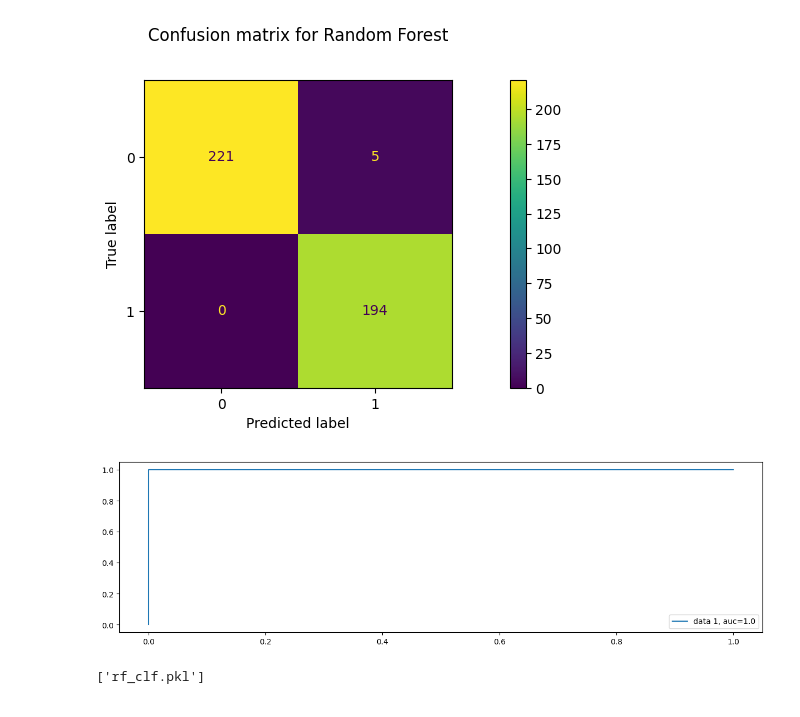
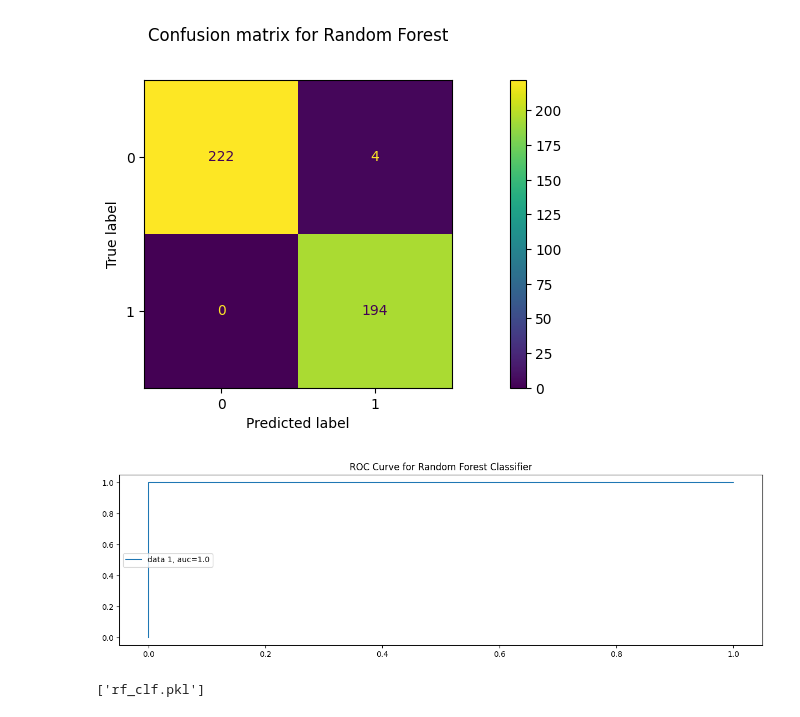
Before and after one commit to Bishwaprotapi/Parkinson-s-DiseaseML, a Jupyter notebook: parkinson disease.ipynb, the cells around one changed output. Saved outputs shown, nothing was run; the diff lists cells and outputs as text; code cells hidden in the pictures.

```diff
--- a/parkinson disease.ipynb
+++ b/parkinson disease.ipynb
@@ -510,5 +523,5 @@ param_grid = {
     'random_state':range(100,250,50),
     'criterion' :['gini', 'entropy']
 }
-CV_rfc = GridSearchCV(estimator=rfc, param_grid=param_grid, cv= 5)
+CV_rfc = GridSearchCV(estimator=rfc, param_grid=param_grid, cv= 5, n_jobs=-1)
 CV_rfc.fit(X_train, y_train)
@@ -521,8 +558,10 @@ CV_rfc.best_params_
  'n_estimators': 250,
  'random_state': 200}
 # %%
-rfc1=RandomForestClassifier(random_state=200, max_features='sqrt', n_estimators= 125, max_depth=7, criterion='entropy')
+# Training and Evaluating the Random Forest Classifier with Optimized Parameters
+rfc1=RandomForestClassifier(random_state=200, max_features='sqrt', n_estimators= 250, max_depth=8, criterion='gini')
 rfc1.fit(X_train, y_train)
 predRFC = rfc1.predict(X_test)
+print("Classification Report for Random Forest Classifier with Optimized Parameters:")
 print(classification_report(y_test, predRFC))
 # %% [output]
@@ -549,12 +589,13 @@ plt.show()
 # %%
 y_pred_proba = rfc1.predict_proba(X_test)[::,1]
 fpr, tpr, _ = metrics.roc_curve(y_test,  y_pred_proba)
 auc = metrics.roc_auc_score(y_test, y_pred_proba)
 plt.plot(fpr,tpr,label="data 1, auc="+str(auc))
-plt.legend(loc=4)
+plt.legend(loc=6)
+plt.title('ROC Curve for Random Forest Classifier')
 plt.show()
 # %% [output]
-[figure, old version]
+[figure, new version]
 # %%
 # Dumping Random Forest Classifier
 joblib.dump(rfc1, 'rf_clf.pkl')
```
Also changed, not shown: parts of 34 cells of this notebook.
